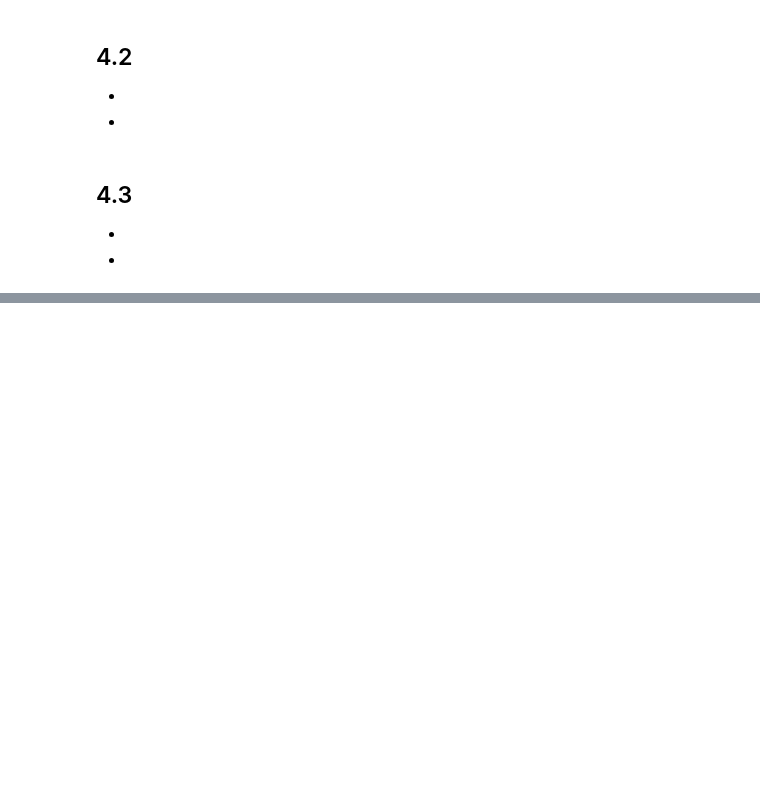
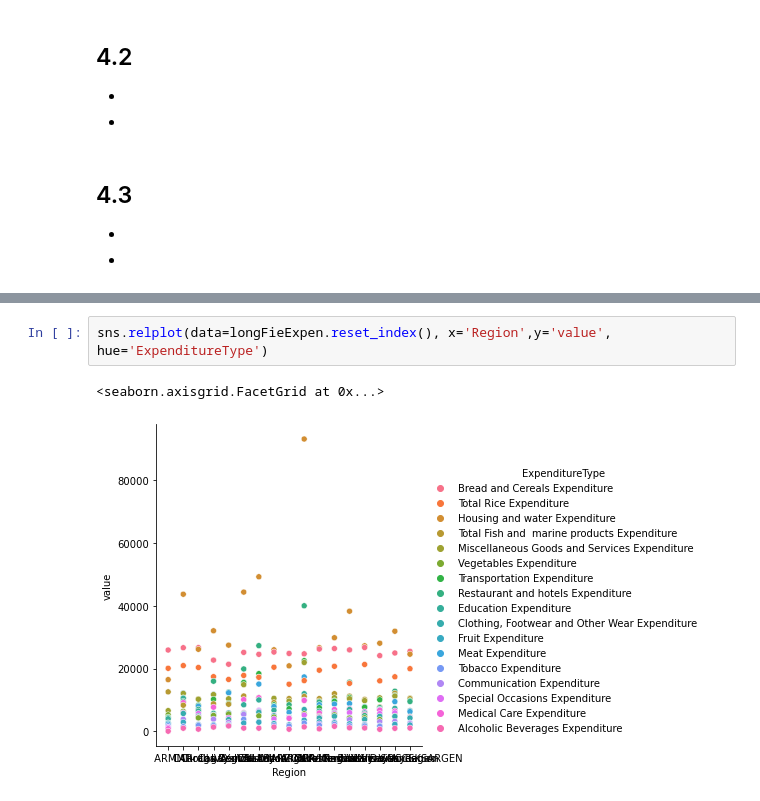
Before and after one commit to kollawachhh/Family-Income-and-Expenditure, a Jupyter notebook: FilipinoFamilyIncomeExpenditure.ipynb, the cells around one changed output, grey strips where cells are left out. Cells and saved outputs as stored; diff of their text form; blank space fills up the shorter version.

```diff
--- a/FilipinoFamilyIncomeExpenditure.ipynb
+++ b/FilipinoFamilyIncomeExpenditure.ipynb
@@ -232,0 +287,5 @@ sns.catplot(data=fieIncomeExpenDiff.reset_index(), y='NetIncome',x='Region', col
+# %%
+sns.relplot(data=longFieExpen.reset_index(), x='Region',y='value', hue='ExpenditureType')
+# %% [output]
+<seaborn.axisgrid.FacetGrid at 0x...>
+[figure, added]
```
Also changed, not shown: parts of 13 cells of this notebook.
